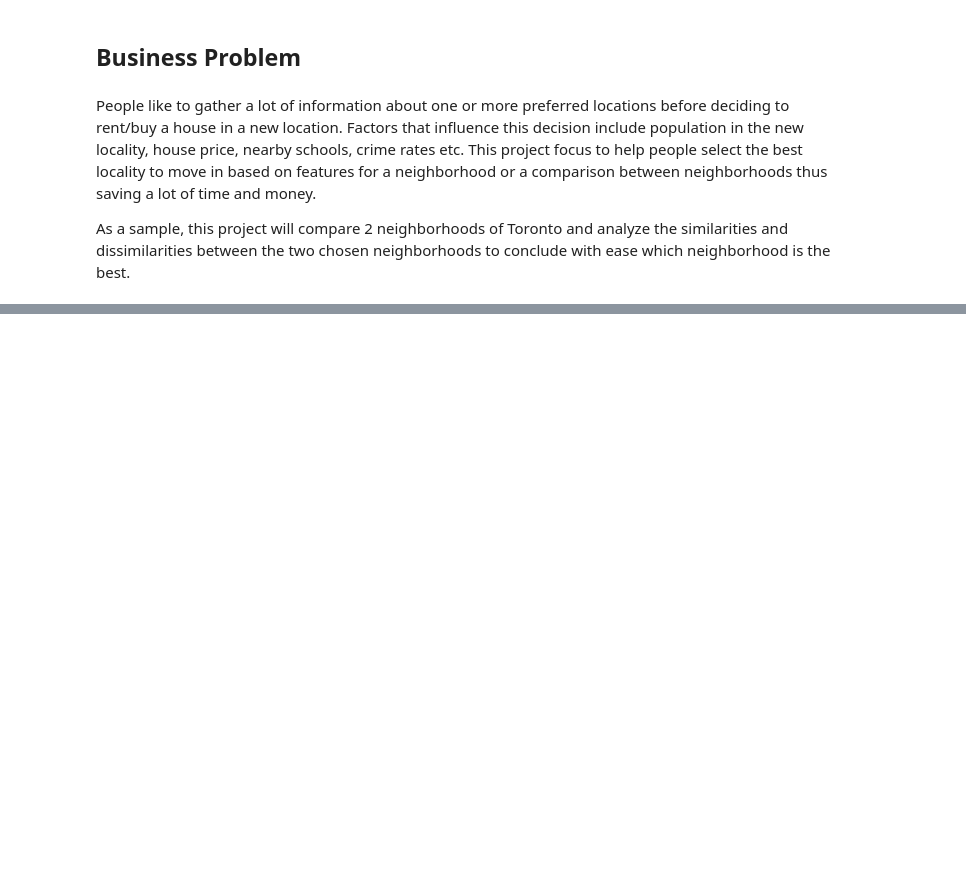
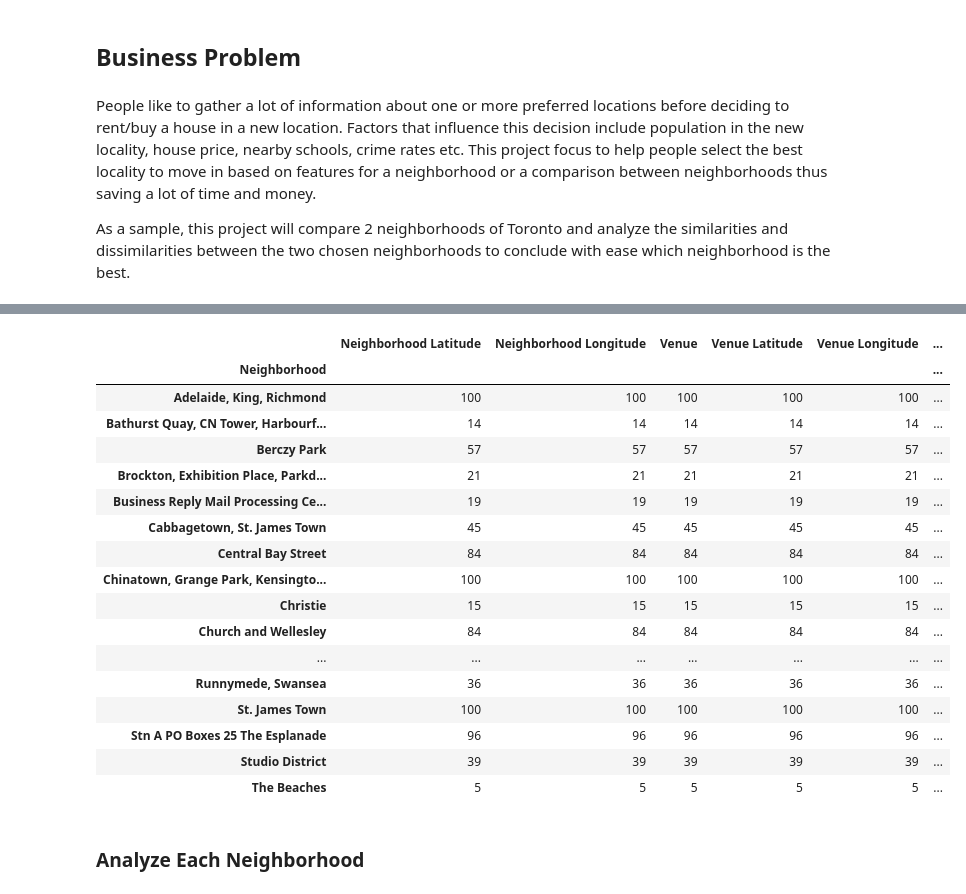
Before and after one commit to steffim88/Coursera_Capstone, a Jupyter notebook: Battle Of Neighborhood.ipynb, the cells around one changed output, grey strips where cells are left out. Drawn from its saved outputs; the diff is of its cells as text; code cells hidden in the pictures; blank space fills up the shorter version.

```diff
--- a/Battle Of Neighborhood.ipynb
+++ b/Battle Of Neighborhood.ipynb
@@ -13,0 +244,23 @@ related to demographic and social parameters for the city of Toronto. In this ca
+# %%
+toronto_venues.groupby('Neighborhood').count()
+# %% [output]
+|  | Neighborhood Latitude | Neighborhood Longitude | Venue | Venue Latitude | Venue Longitude | ... |
+| Neighborhood |  |  |  |  |  | ... |
+| Adelaide, King, Richmond | 100 | 100 | 100 | 100 | 100 | ... |
+| Bathurst Quay, CN Tower, Harbourf... | 14 | 14 | 14 | 14 | 14 | ... |
+| Berczy Park | 57 | 57 | 57 | 57 | 57 | ... |
+| Brockton, Exhibition Place, Parkd... | 21 | 21 | 21 | 21 | 21 | ... |
+| Business Reply Mail Processing Ce... | 19 | 19 | 19 | 19 | 19 | ... |
+| Cabbagetown, St. James Town | 45 | 45 | 45 | 45 | 45 | ... |
+| Central Bay Street | 84 | 84 | 84 | 84 | 84 | ... |
+| Chinatown, Grange Park, Kensingto... | 100 | 100 | 100 | 100 | 100 | ... |
+| Christie | 15 | 15 | 15 | 15 | 15 | ... |
+| Church and Wellesley | 84 | 84 | 84 | 84 | 84 | ... |
+| ... | ... | ... | ... | ... | ... | ... |
+| Runnymede, Swansea | 36 | 36 | 36 | 36 | 36 | ... |
+| St. James Town | 100 | 100 | 100 | 100 | 100 | ... |
+| Stn A PO Boxes 25 The Esplanade | 96 | 96 | 96 | 96 | 96 | ... |
+| Studio District | 39 | 39 | 39 | 39 | 39 | ... |
+| The Beaches | 5 | 5 | 5 | 5 | 5 | ... |
+# %% [markdown]
+### Analyze Each Neighborhood
```
Also changed, not shown: parts of 64 cells of this notebook.
